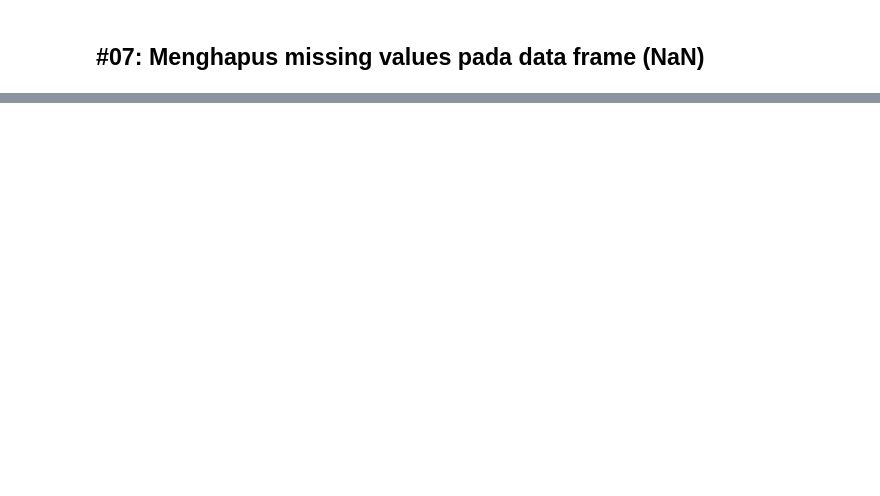
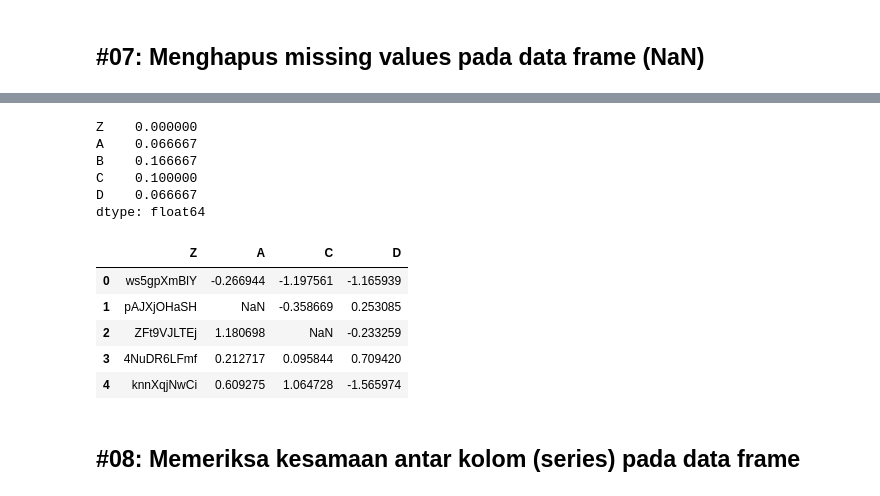
Before and after one commit to yap23/belajar_python, a Jupyter notebook: Belajar Pandas.ipynb, the cells around one changed output, grey strips where cells are left out. Cells and saved outputs as stored; diff of their text form; code cells hidden in the pictures; blank space fills up the shorter version.

```diff
--- a/Belajar Pandas.ipynb
+++ b/Belajar Pandas.ipynb
@@ -370,0 +373,25 @@ df.head()
+# %%
+# Persentase missing values untuk tiap kolom
+df = df_backup.copy(deep=True)
+df.isna().mean()
+# %% [output]
+Z    0.000000
+A    0.066667
+B    0.166667
+C    0.100000
+D    0.066667
+dtype: float64
+# %%
+# Menghapus (drop) setiap kolom yang mengandung missing values berdasarkan treshold / ambang batas (presentase missing value)
+treshold = len(df)*0.9
+df = df.dropna(thresh=treshold, axis='columns')
+df.head()
+# %% [output]
+|  | Z | A | C | D |
+| 0 | ws5gpXmBlY | -0.266944 | -1.197561 | -1.165939 |
+| 1 | pAJXjOHaSH | NaN | -0.358669 | 0.253085 |
+| 2 | ZFt9VJLTEj | 1.180698 | NaN | -0.233259 |
+| 3 | 4NuDR6LFmf | 0.212717 | 0.095844 | 0.709420 |
+| 4 | knnXqjNwCi | 0.609275 | 1.064728 | -1.565974 |
+# %% [markdown]
+## #08: Memeriksa kesamaan antar kolom (series) pada data frame
```
Also changed, not shown: parts of 23 cells of this notebook.
